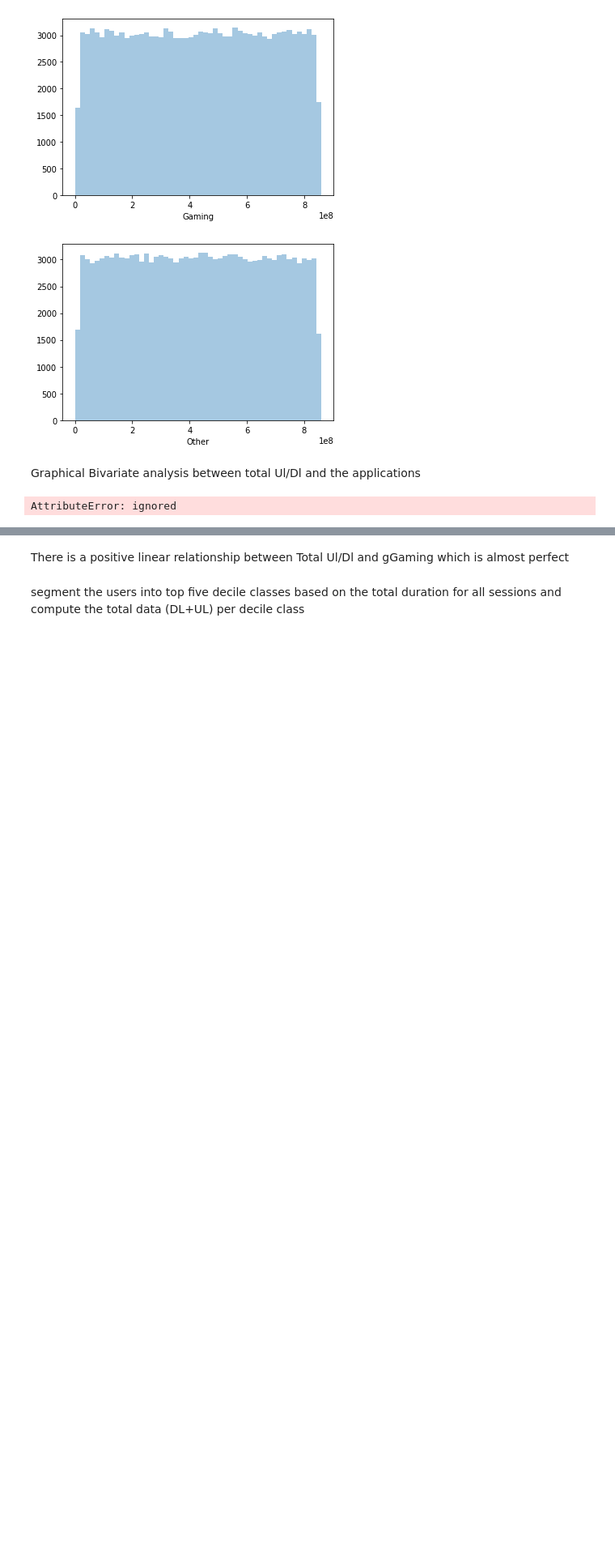
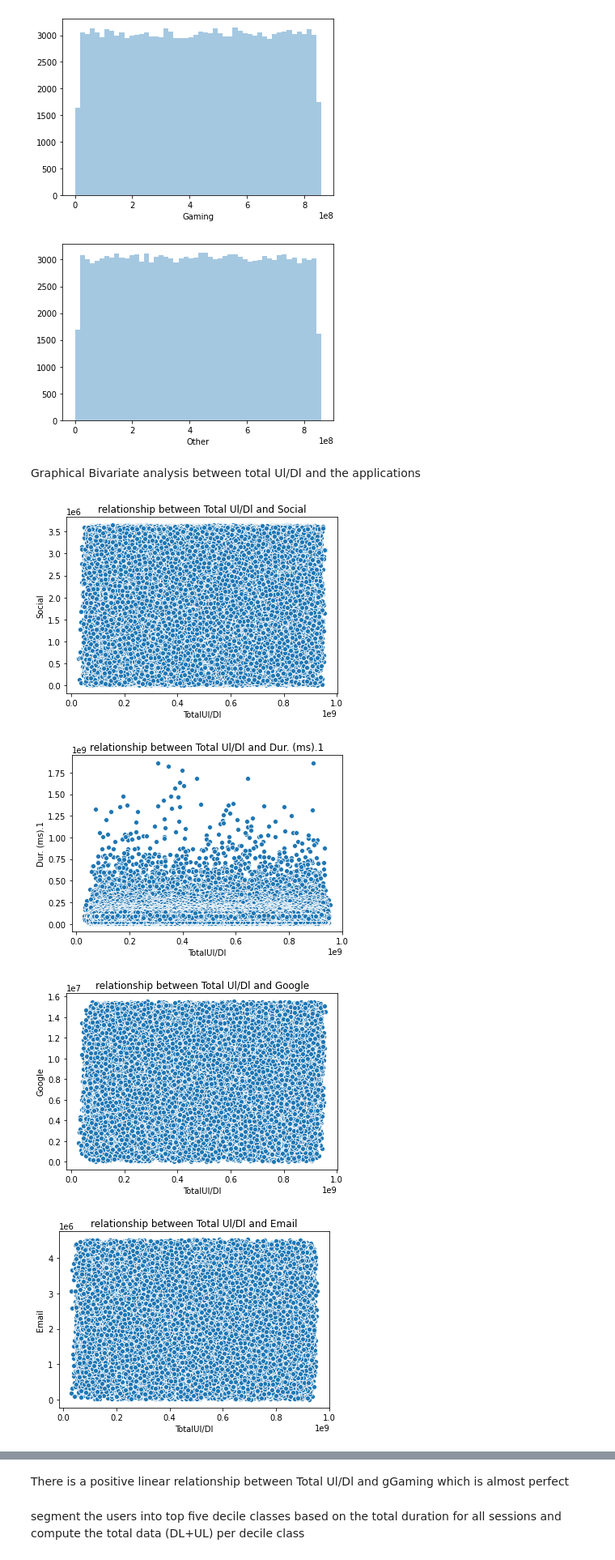
Before and after one commit to haddyadnan/telecommunication-analytics, a Jupyter notebook: telecoms.ipynb, the cells around one changed output, grey strips where cells are left out. Shown at 81% size. Cells and saved outputs as stored; diff of their text form; code cells hidden in the pictures; blank space fills up the shorter version.

Commit message:
corrected errors

```diff
--- a/telecoms.ipynb
+++ b/telecoms.ipynb
@@ -211,8 +211,11 @@ for cols in columns:
 Graphical Bivariate analysis between total Ul/Dl and the applications
 # %%
 for cols in columns[1:]:
-  sns.scatter(df['TotalUl/Dl'], df[cols])
+  sns.scatterplot(df['TotalUl/Dl'], df[cols])
   plt.title(f'relationship between Total Ul/Dl and {cols}')
   plt.show();
 # %% [output]
-AttributeError: ignored
+[figure, added]
+[figure, added]
+[figure, added]
+[figure, added]
```
Also changed, not shown: parts of 12 cells of this notebook.
